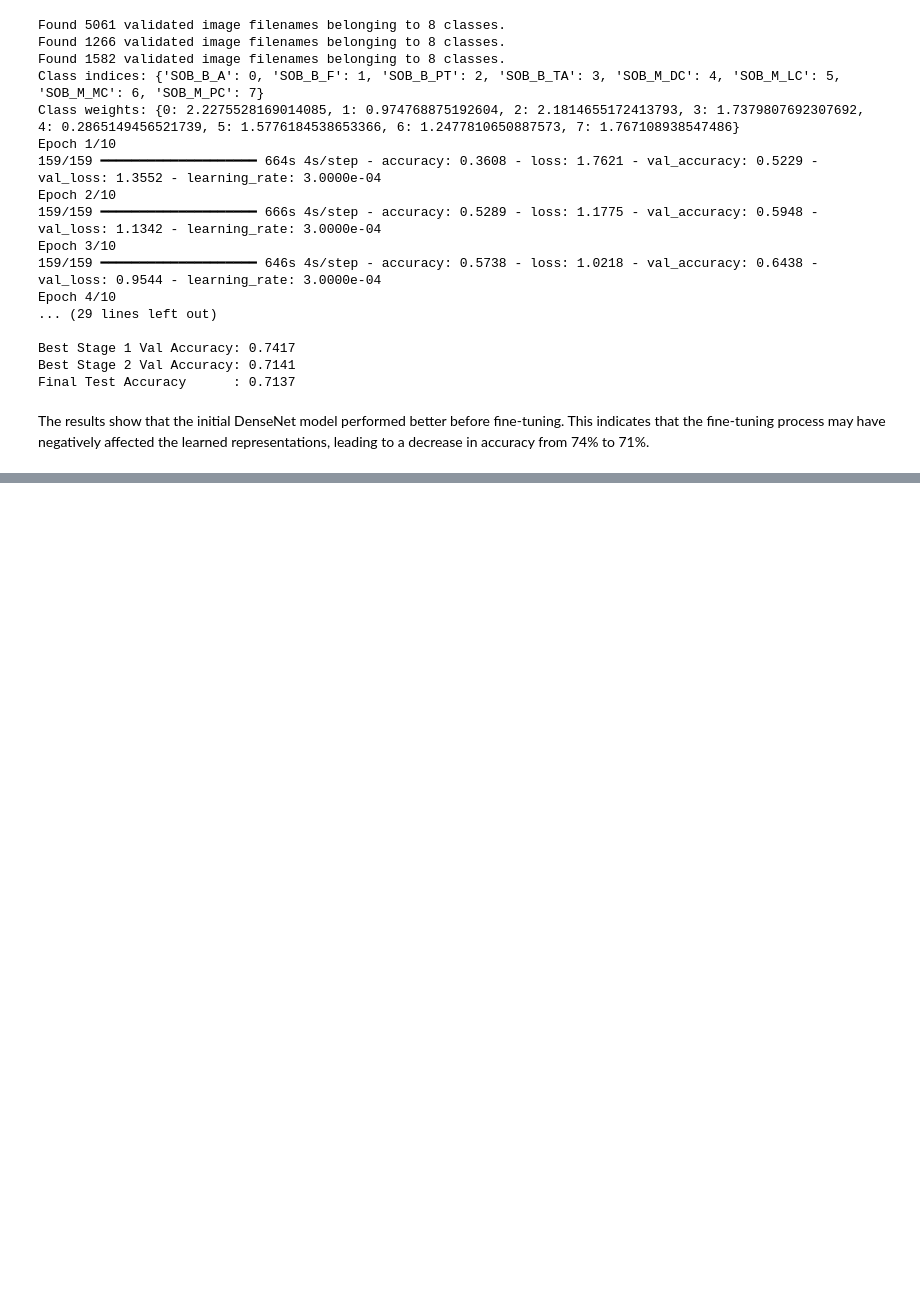
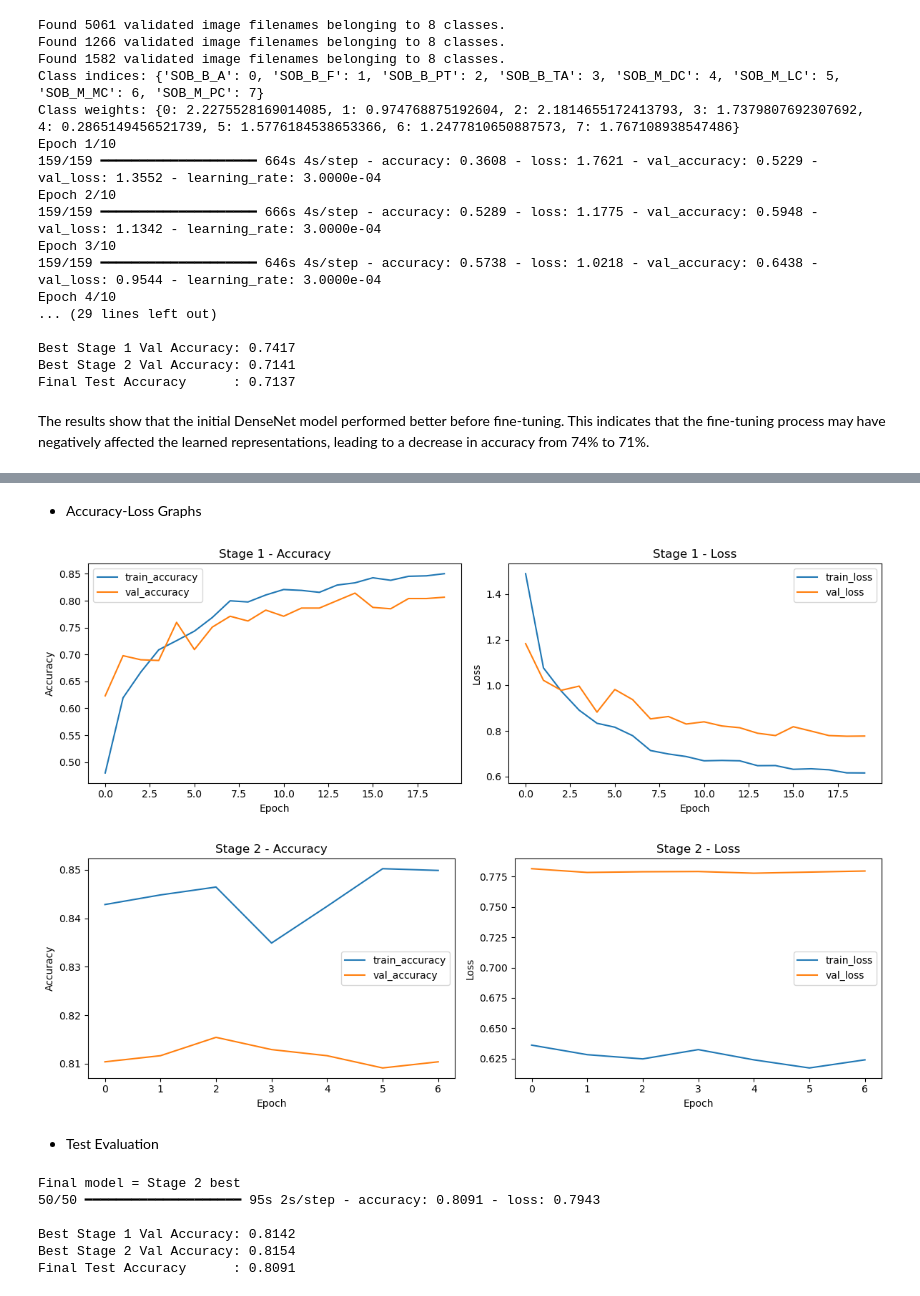
Before and after one commit to evinavci/ASIL-Projects, a Jupyter notebook: breastcancer.ipynb, the cells around one changed output, grey strips where cells are left out. Cells and saved outputs as stored; diff of their text form; code cells hidden in the pictures; blank space fills up the shorter version.

```diff
--- a/breastcancer.ipynb
+++ b/breastcancer.ipynb
@@ -1437,0 +1671,52 @@ The results show that the initial DenseNet model performed better before fine-tu
+# %% [markdown]
+* Accuracy-Loss Graphs
+# %%
+def plot_history(history, title):
+    plt.figure(figsize=(12, 4))
+
+    plt.subplot(1, 2, 1)
+    plt.plot(history.history["accuracy"], label="train_accuracy")
+    plt.plot(history.history["val_accuracy"], label="val_accuracy")
+    plt.title(f"{title} - Accuracy")
+    plt.xlabel("Epoch")
+    plt.ylabel("Accuracy")
+    plt.legend()
+
+    plt.subplot(1, 2, 2)
+    plt.plot(history.history["loss"], label="train_loss")
+    plt.plot(history.history["val_loss"], label="val_loss")
+    plt.title(f"{title} - Loss")
+    plt.xlabel("Epoch")
+    plt.ylabel("Loss")
+    plt.legend()
+
+    plt.tight_layout()
+    plt.show()
+
+plot_history(history1, "Stage 1")
+plot_history(history2, "Stage 2")
+# %% [output]
+[figure, added]
+[figure, added]
+# %% [markdown]
+* Test Evaluation
+# %%
+if best_stage2_val_acc >= best_stage1_val_acc:
+    model.load_weights("best_stage2.weights.h5")
+    print("Final model = Stage 2 best")
+else:
+    model.load_weights("best_stage1.weights.h5")
+    print("Final model = Stage 1 best")
+
+test_loss, test_acc = model.evaluate(test_generator, verbose=1)
+
+print(f"\nBest Stage 1 Val Accuracy: {best_stage1_val_acc:.4f}")
+print(f"Best Stage 2 Val Accuracy: {best_stage2_val_acc:.4f}")
+print(f"Final Test Accuracy      : {test_acc:.4f}")
+# %% [output]
+Final model = Stage 2 best
+50/50 ━━━━━━━━━━━━━━━━━━━━ 95s 2s/step - accuracy: 0.8091 - loss: 0.7943
+
+Best Stage 1 Val Accuracy: 0.8142
+Best Stage 2 Val Accuracy: 0.8154
+Final Test Accuracy      : 0.8091
```
Also changed, not shown: parts of 22 cells of this notebook.
